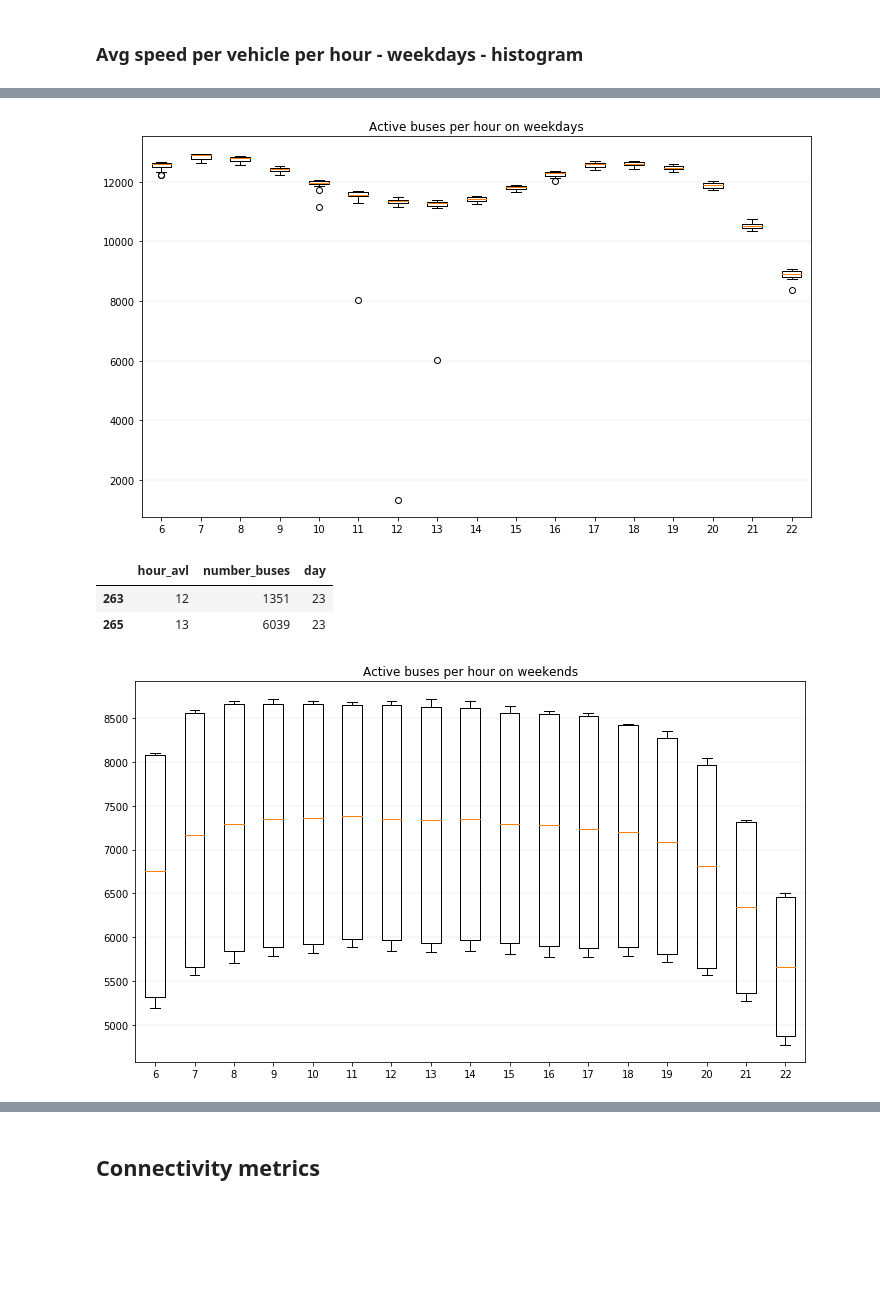
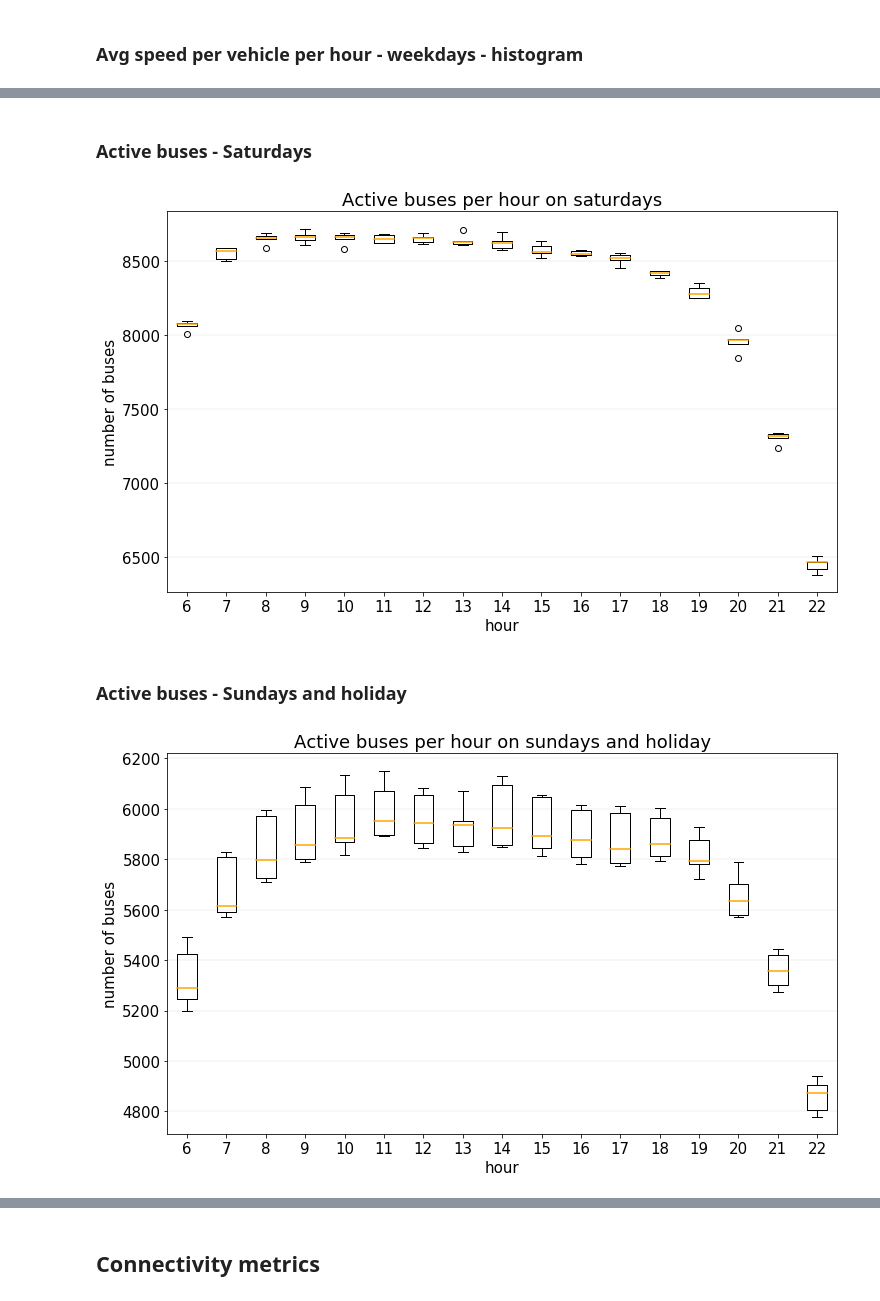
Before and after one commit to caroljunq/sptrans-data-analysis, a Jupyter notebook: article-journal/3-metrics-charts.ipynb, the cells around one changed output, grey strips where cells are left out. Saved outputs shown, nothing was run; the diff lists cells and outputs as text; code cells hidden in the pictures; blank space fills up the shorter version.

Commit message:
active buses fixing format

```diff
--- a/article-journal/3-metrics-charts.ipynb
+++ b/article-journal/3-metrics-charts.ipynb
@@ -362,73 +517,70 @@ parei aqui
+# %% [markdown]
+### Active buses - Saturdays
 # %%
-# Active buses - Weekdays
+# Active buses - Saturdays
 
 import numpy as np
 import pandas as pd
-from sklearn import datasets
 import matplotlib.pyplot as plt
 
-# Visualize petal length distribution for all species
+plt.rcParams.update({'font.size': 15})
+
 fig, ax = plt.subplots(figsize=(12, 7))
 
-# Remove top and right border
-# ax.spines['top'].set_visible(False)
-# ax.spines['right'].set_visible(False)
-# ax.spines['left'].set_visible(False)# Remove y-axis tick marks
-# ax.yaxis.set_ticks_position('none')# Add major gridlines in the y-axis
-ax.grid(color='grey', axis='y', linestyle='-', linewidth=0.25, alpha=0.5)# Set plot title
+ax.grid(color='grey', axis='y', linestyle='-', linewidth=0.25, alpha=0.5)
 
 
 dataset = []
-df = pd.read_parquet("./metrics-calculation-data/actives-buses/active-buses-per-hour-all-weekdays/")
-plt.title("Active buses per hour on weekdays")
+df = pd.read_parquet("./metrics-calculation-data/actives-buses/active-buses-per-hour-all-saturdays/")
+
 for hour in range(6,23):
     dataset.append(df.loc[df["hour_avl"] == hour]["number_buses"])
 
-ax.boxplot(dataset,labels=[hour for hour in range(6,23)])
-
-plt.savefig(f'./charts-results/active-buses-weekdays.png',bbox_inches='tight')
+ax.boxplot(dataset,labels=[hour for hour in range(6,23)],medianprops=dict(color='orange',linewidth=1.5))
 
 
-# num ro de onibus ativos revela o planejamento das empresas, a baixa dispersao pois reflete o planejamento das empresas
+plt.ylabel("number of buses")
+plt.xlabel("hour")
+
+plt.savefig(f'./charts-results/active-buses-saturdays.png',bbox_inches='tight',dpi=500)
+
+plt.title("Active buses per hour on saturdays")
+
+plt.show()
 # %% [output]
-[figure, old version]
+[figure, new version]
-# %%
-# Studying weekdays anomalies for active buses per hour
-df = pd.read_parquet("./metrics-calculation-data/actives-buses/active-buses-per-hour-all-weekdays/")
-df.loc[df["number_buses"] < 8000]
-
-# dia 23 dia atipico --> menção no artigo
-# %% [output]
-|  | hour_avl | number_buses | day |
-| 263 | 12 | 1351 | 23 |
-| 265 | 13 | 6039 | 23 |
+# %% [markdown]
+### Active buses - Sundays and holiday
 # %%
-# Active buses - Weekends
+# Active buses - Sundays and holiday
 
 import numpy as np
 import pandas as pd
-from sklearn import datasets
 import matplotlib.pyplot as plt
 
-# Visualize petal length distribution for all species
+plt.rcParams.update({'font.size': 15})
+
 fig, ax = plt.subplots(figsize=(12, 7))
 
-# Remove top and right border
-# ax.spines['top'].set_visible(False)
-# ax.spines['right'].set_visible(False)
-# ax.spines['left'].set_visible(False)# Remove y-axis tick marks
-# ax.yaxis.set_ticks_position('none')# Add major gridlines in the y-axis
-ax.grid(color='grey', axis='y', linestyle='-', linewidth=0.25, alpha=0.5)# Set plot title
+ax.grid(color='grey', axis='y', linestyle='-', linewidth=0.25, alpha=0.5)
 
 
 dataset = []
-df = pd.read_parquet("./metrics-calculation-data/actives-buses/active-buses-per-hour-all-weekends/")
-plt.title("Active buses per hour on weekends")
+df = pd.read_parquet("./metrics-calculation-data/actives-buses/active-buses-per-hour-all-sundays/")
+
 for hour in range(6,23):
     dataset.append(df.loc[df["hour_avl"] == hour]["number_buses"])
 
-ax.boxplot(dataset,labels=[hour for hour in range(6,23)])
+ax.boxplot(dataset,labels=[hour for hour in range(6,23)],medianprops=dict(color='orange',linewidth=1.5))
 
-plt.savefig(f'./charts-results/active-buses-weekends.png',bbox_inches='tight')
+
+plt.ylabel("number of buses")
+plt.xlabel("hour")
+
+plt.savefig(f'./charts-results/active-buses-sundays.png',bbox_inches='tight',dpi=500)
+
+plt.title("Active buses per hour on sundays and holiday")
+
+plt.show()
 # %% [output]
-[figure, old version]
+[figure, new version]
```
Also changed, not shown: parts of 21 cells of this notebook, 8 other files.
